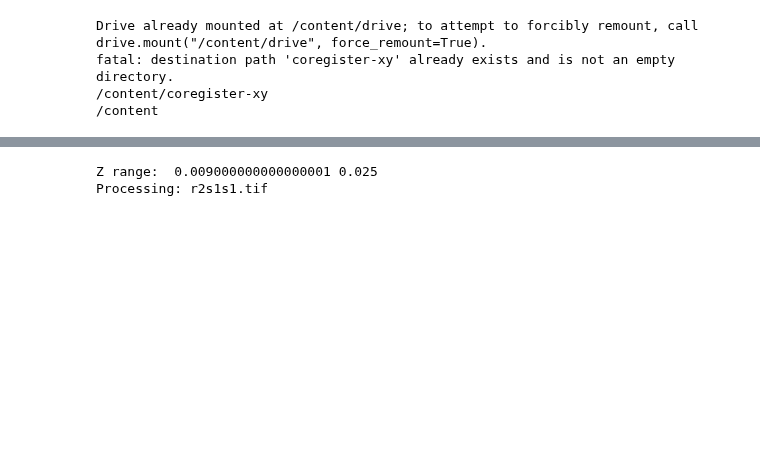
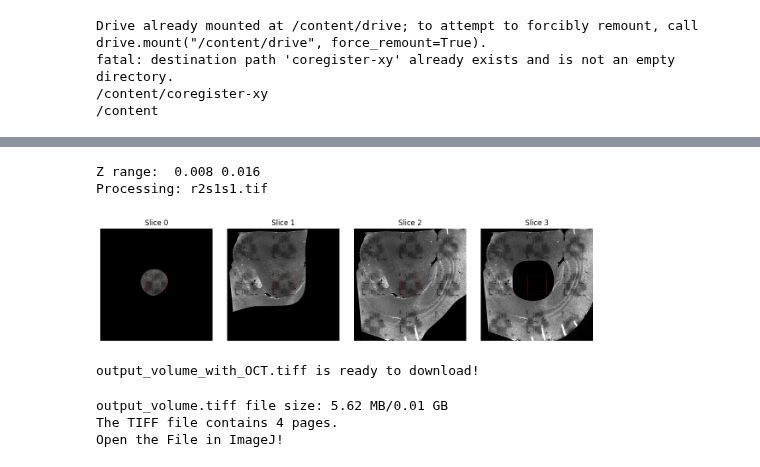
Before and after one commit to WinetraubLab/coregister-xy, a Jupyter notebook: reconstruct_3d.ipynb, the cells around one changed output, grey strips where cells are left out. Cells and saved outputs as stored; diff of their text form; code cells hidden in the pictures; blank space fills up the shorter version.

Commit message:
Add option to draw OCT view on all layers of the volume

```diff
--- a/reconstruct_3d.ipynb
+++ b/reconstruct_3d.ipynb
@@ -14,10 +9,22 @@ reconstruction_type = "nonlinear" #@param ["nonlinear", "affine"]
+# %%
+#@title Select Reconstruction Mode { run: "auto" }
+
+#@markdown Choose nonlinear (elastic) or affine:
+reconstruction_type = "nonlinear" #@param ["nonlinear", "affine"]
+#@markdown Check the box to add OCT view boundary to aligned images:
+draw_oct_on_stack = True #@param {type:"boolean"}
+
+# @markdown Coordinate of the center of the OCT view relative to the aligned image above, in mm. Example: (0.5, 0.5). Set to "None" if no OCT view.
+OCT_coordinates_mm = "(1.5, 1.5)" # @param {type:"string"}
+
+oct_size_mm = 0.5 # Length of one side of the OCT volume
 # %%
 # @title Inputs
 
 # Define output volume
 x_range_mm = [0, 3]
 y_range_mm = [0, 3]
-pixel_size_mm = 1e-3
+pixel_size_mm = 2e-3
 z_resolution_mm = pixel_size_mm  # By default, set equal to pixel_size_mm for cube voxels
 
 # Define input planes
@@ -247,7 +254,7 @@ for img_input, fp in zip(plane_inputs, fps):
     voxel_grid[k_idx, j_idx, i_idx] = sampled_rgbs
     z_error_buffer[k_idx, j_idx, i_idx] = better_errors
 # %% [output]
-Z range:  0.009000000000000001 0.025
+Z range:  0.008 0.016
 Processing: r2s1s1.tif
 # %%
 # Save each Z slice in multi page TIFF
@@ -261,13 +268,69 @@ tifffile.imwrite(
     resolutionunit='centimeter',
     compression='deflate' # Lossless
 )
+# %%
+# @title Add OCT View to Stack
+if draw_oct_on_stack and "none" not in OCT_coordinates_mm.lower():
+
+  oct_xy_mm_center = OCT_coordinates_mm.strip("()").split(",")
+  oct_xy_mm_center = [float(i) for i in oct_xy_mm_center]
+  oct_xy_mm = [oct_xy_mm_center[0] - oct_size_mm / 2, oct_xy_mm_center[1] - oct_size_mm / 2] # Bottom left / min coord
+
+  oct_xy_px = [oct_xy_mm[0] / pixel_size_mm, oct_xy_mm[1] / pixel_size_mm]
+  oct_size_px = oct_size_mm / pixel_size_mm
+  corners = np.array((oct_xy_px, (oct_xy_px[0] + oct_size_px, oct_xy_px[1]), (oct_xy_px[0] + oct_size_px, oct_xy_px[1] + oct_size_px), (oct_xy_px[0], oct_xy_px[1] + oct_size_px)))
+
+  # Draw on each slice
+  stack_with_oct = []
+  for img in voxel_grid:
+    layer = img.copy()
+    cv2.polylines(layer, np.int32([corners]), isClosed=True, color=(0, 0, 255), thickness=2)
+    stack_with_oct.append(layer)
+
+  stack_with_oct = np.array(stack_with_oct)
+
+  # Show all frames with rectangles
+  num_slices = len(stack_with_oct)
+  cols = 5  # Number of columns in the grid to display
+  rows = math.ceil(num_slices / cols)
+
+  fig, axes = plt.subplots(rows, cols, figsize=(15, rows * 3))
+  axes = axes.flatten()
+
+  for i in range(num_slices):
+      img_rgb = cv2.cvtColor(stack_with_oct[i], cv2.COLOR_BGR2RGB)
+      axes[i].imshow(img_rgb)
+      axes[i].set_title(f"Slice {i}")
+      axes[i].axis("off")
+
+  # Hide any unused subplots
+  for j in range(num_slices, len(axes)):
+      axes[j].axis("off")
+
+  plt.tight_layout()
+  plt.show()
+
+  # Save final multi page TIFF
+  tifffile.imwrite(
+      "output_volume_with_OCT.tiff",
+      stack_with_oct,
+      bigtiff=True,
+      resolution=(10 / pixel_size_mm, 10 / pixel_size_mm),
+      resolutionunit='CENTIMETER',
+      compression='deflate'
+  )
+
+print("output_volume_with_OCT.tiff is ready to download!")
+# %% [output]
+[figure, added]
+output_volume_with_OCT.tiff is ready to download!
 # %%
 # @title Save file to computer
 from google.colab import files
 
 # Get file size in bytes
 file_size = os.path.getsize('output_volume.tiff')
-print(f"File size: {file_size / (1024 * 1024):.2f} MB/{file_size / (1024 * 1024 * 1024):.2f} GB")
+print(f"output_volume.tiff file size: {file_size / (1024 * 1024):.2f} MB/{file_size / (1024 * 1024 * 1024):.2f} GB")
 
 with tifffile.TiffFile('output_volume.tiff') as tif:
     # Count the number of pages
@@ -276,3 +339,7 @@ with tifffile.TiffFile('output_volume.tiff') as tif:
 
 print('Open the File in ImageJ!')
 # files.download("output_volume.tiff")
+# %% [output]
+output_volume.tiff file size: 5.62 MB/0.01 GB
+The TIFF file contains 4 pages.
+Open the File in ImageJ!
```
Also changed, not shown: parts of 2 cells of this notebook.
